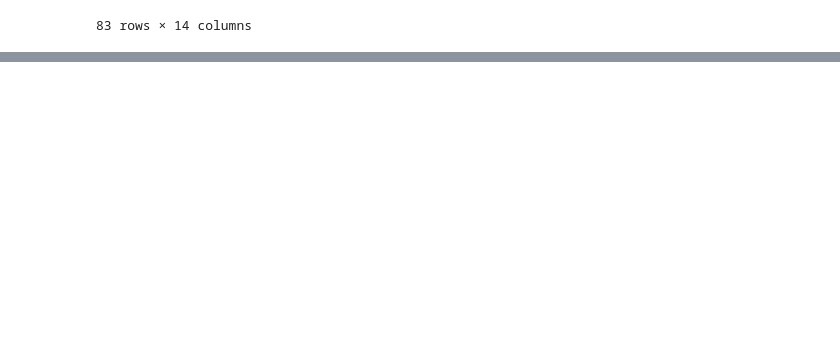
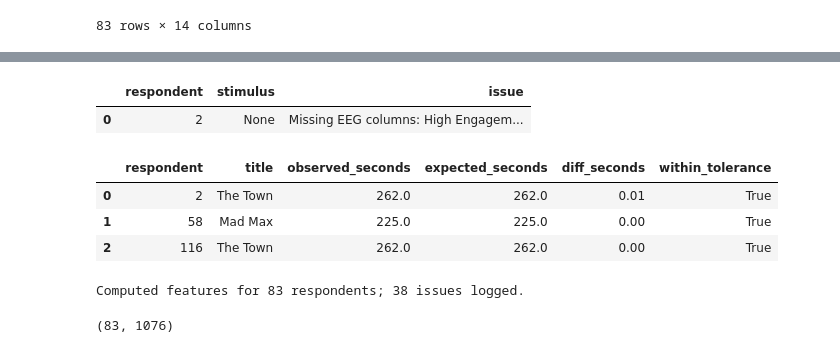
Before and after one commit to NeuralSenseCode/544_WBD_CXCU, a Jupyter notebook: analysis/assemble_uv.ipynb, the cells around one changed output, grey strips where cells are left out. Cells and saved outputs as stored; diff of their text form; code cells hidden in the pictures; blank space fills up the shorter version.

```diff
--- a/analysis/assemble_uv.ipynb
+++ b/analysis/assemble_uv.ipynb
@@ -542,0 +903,61 @@ uv_stage1
+# %%
+# Merge pilot features back into the UV and review any issues
+uv_stage1["respondent"] = uv_stage1["respondent"].astype(str)
+if not pilot_features.empty:
+    pilot_features["respondent"] = pilot_features["respondent"].astype(str)
+pilot_uv = (
+    uv_stage1.loc[uv_stage1["respondent"].isin(pilot_ids)]
+    .copy()
+    .merge(pilot_features, on="respondent", how="left")
+)
+output_path = project_root / "results" / "uv_pilot_features.csv"
+try:
+    pilot_uv.to_csv(output_path, index=False)
+except PermissionError:
+    fallback_path = output_path.with_name(
+        f"{output_path.stem}_{pd.Timestamp.utcnow().strftime('%Y%m%d%H%M%S')}.csv"
+)
+    pilot_uv.to_csv(fallback_path, index=False)
+    print(
+        f"Permission denied for {output_path}. Saved pilot UV to {fallback_path.name} instead.")
+# %%
+issues_df = pd.DataFrame(pilot_issue_log)
+issues_df.sort_values(["respondent", "stimulus"], na_position="last") if not issues_df.empty else "No issues logged."
+# %% [output]
+|  | respondent | stimulus | issue |
+| 0 | 2 | None | Missing EEG columns: High Engagem... |
+# %%
+# Validate long-form durations against key-moment specifications
+tolerance_seconds = 3
+duration_columns = [col for col in pilot_features.columns if col.endswith("_duration")]
+validation_records = []
+for _, feat_row in pilot_features.iterrows():
+    respondent_id = feat_row.get("respondent")
+    for col in duration_columns:
+        value = feat_row.get(col)
+        if pd.isna(value):
+            continue
+        form = col.split('_', 1)[0]
+        if form != "Long":
+            continue
+        title = col[len(form) + 1: -len("_duration")]
+        expected_ms = key_duration_lookup.get(title)
+        if expected_ms is None:
+            continue
+        observed_ms = float(value) * 1000.0
+        diff_seconds = abs(observed_ms - expected_ms) / 1000.0
+        validation_records.append({
+            "respondent": respondent_id,
+            "title": title,
+            "observed_seconds": round(observed_ms / 1000.0, 2),
+            "expected_seconds": round(expected_ms / 1000.0, 2),
+            "diff_seconds": round(diff_seconds, 2),
+            "within_tolerance": diff_seconds <= tolerance_seconds,
+        })
+duration_validation = pd.DataFrame(validation_records)
+duration_validation if not duration_validation.empty else "No long-form durations to validate."
+# %% [output]
+|  | respondent | title | observed_seconds | expected_seconds | diff_seconds | within_tolerance |
+| 0 | 2 | The Town | 262.0 | 262.0 | 0.01 | True |
+| 1 | 58 | Mad Max | 225.0 | 225.0 | 0.00 | True |
+| 2 | 116 | The Town | 262.0 | 262.0 | 0.00 | True |
@@ -542,0 +1086,8 @@ uv_stage1
+# %%
+# Run Stage 2 sensor feature extraction for the full respondent list
+full_features, full_issues, full_uv = run_sensor_feature_pipeline()
+print(f"Computed features for {len(full_features)} respondents; {len(full_issues)} issues logged.")
+full_features.shape
+# %% [output]
+Computed features for 83 respondents; 38 issues logged.
+(83, 1076)
```
Also changed, not shown: parts of 9 cells of this notebook, 2 other files.
